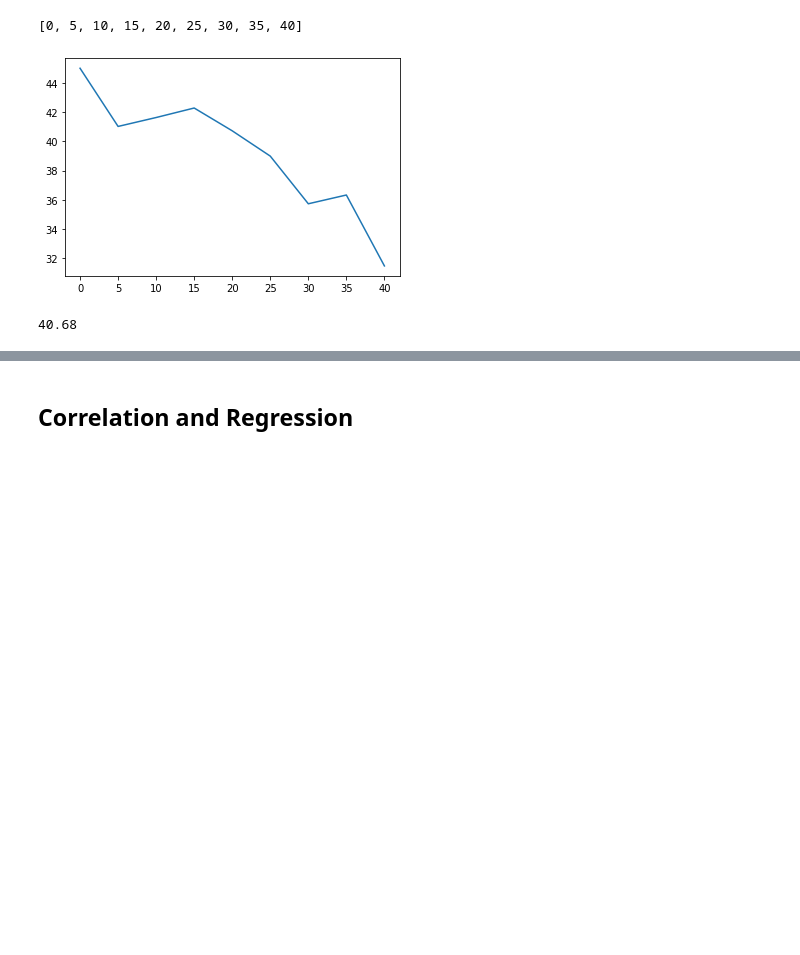
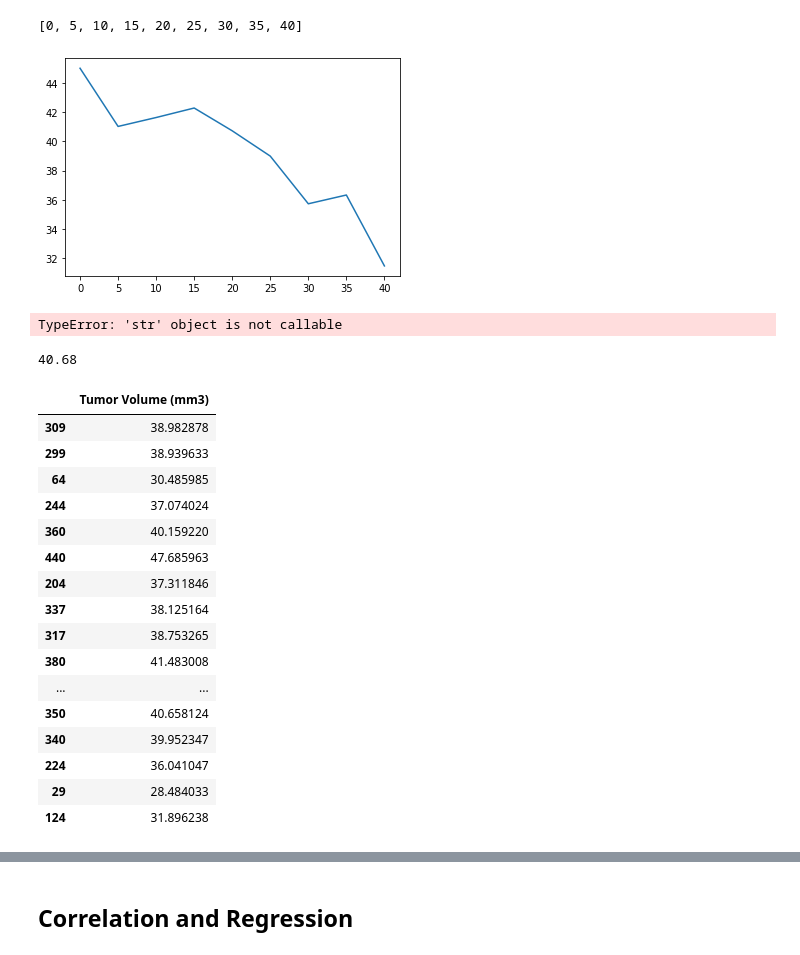
Before and after one commit to brookecrofts/BCHomework, a Jupyter notebook: Pymaceuticals/pymaceuticals_starter-Copy1.ipynb, the cells around one changed output, grey strips where cells are left out. Saved outputs shown, nothing was run; the diff lists cells and outputs as text; code cells hidden in the pictures; blank space fills up the shorter version.

```diff
--- a/Pymaceuticals/pymaceuticals_starter-Copy1.ipynb
+++ b/Pymaceuticals/pymaceuticals_starter-Copy1.ipynb
@@ -350,14 +352,15 @@ mouse_794
 
 x_axis_data = (mouse_794)
 y_axis = (tumor_794)
-plt.title = ('Mouse 794 - Tumor Volume over Timepoint')
+plt.title = ("Mouse 794 - Tumor Volume over Timepoint")
 plt.plot(x_axis_data, y_axis)
 plt.show()
-plt.title=("Timepoint vs. Tumor Vol on Capomulin")
-plt.xlabel = ('Timepoints')
-plt.ylabel = ('Tumor Volume (mm3)')
+# plt.title("Timepoint versus Tumor Vol on Capomulin")
+plt.xlabel('Timepoints')
+plt.ylabel('Tumor Volume (mm3)')
 # %% [output]
 [figure]
+TypeError: 'str' object is not callable
 # %%
 # plt.scatter(unique_dfmousestudy['Weight (g)'],to
 # clb = plt.colorbar()
@@ -371,3 +374,23 @@ avg_cap = round(d_cap['Tumor Volume (mm3)'].mean(),2)
 avg_cap
 # %% [output]
 40.68
+# %%
+tumor_vol_cap
+# %% [output]
+|  | Tumor Volume (mm3) |
+| 309 | 38.982878 |
+| 299 | 38.939633 |
+| 64 | 30.485985 |
+| 244 | 37.074024 |
+| 360 | 40.159220 |
+| 440 | 47.685963 |
+| 204 | 37.311846 |
+| 337 | 38.125164 |
+| 317 | 38.753265 |
+| 380 | 41.483008 |
+| ... | ... |
+| 350 | 40.658124 |
+| 340 | 39.952347 |
+| 224 | 36.041047 |
+| 29 | 28.484033 |
+| 124 | 31.896238 |
```
Also changed, not shown: parts of 7 cells of this notebook.
